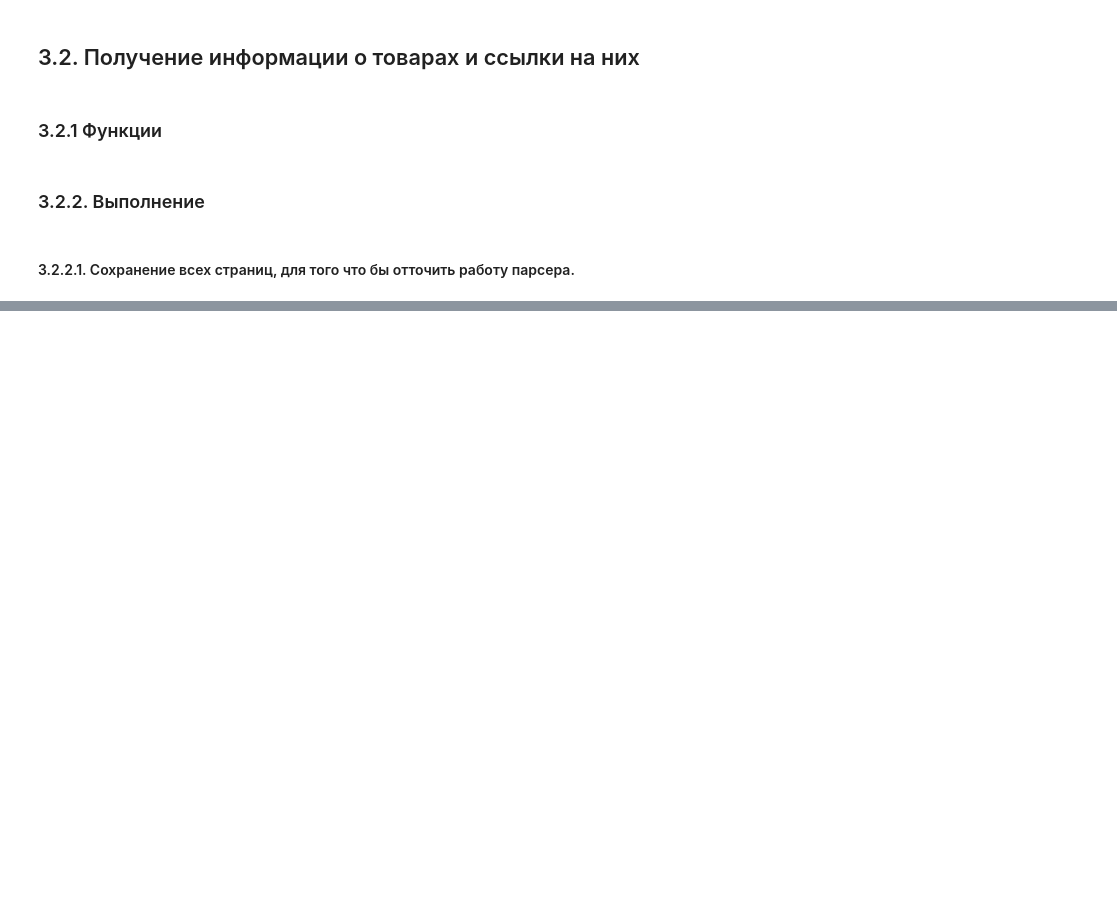
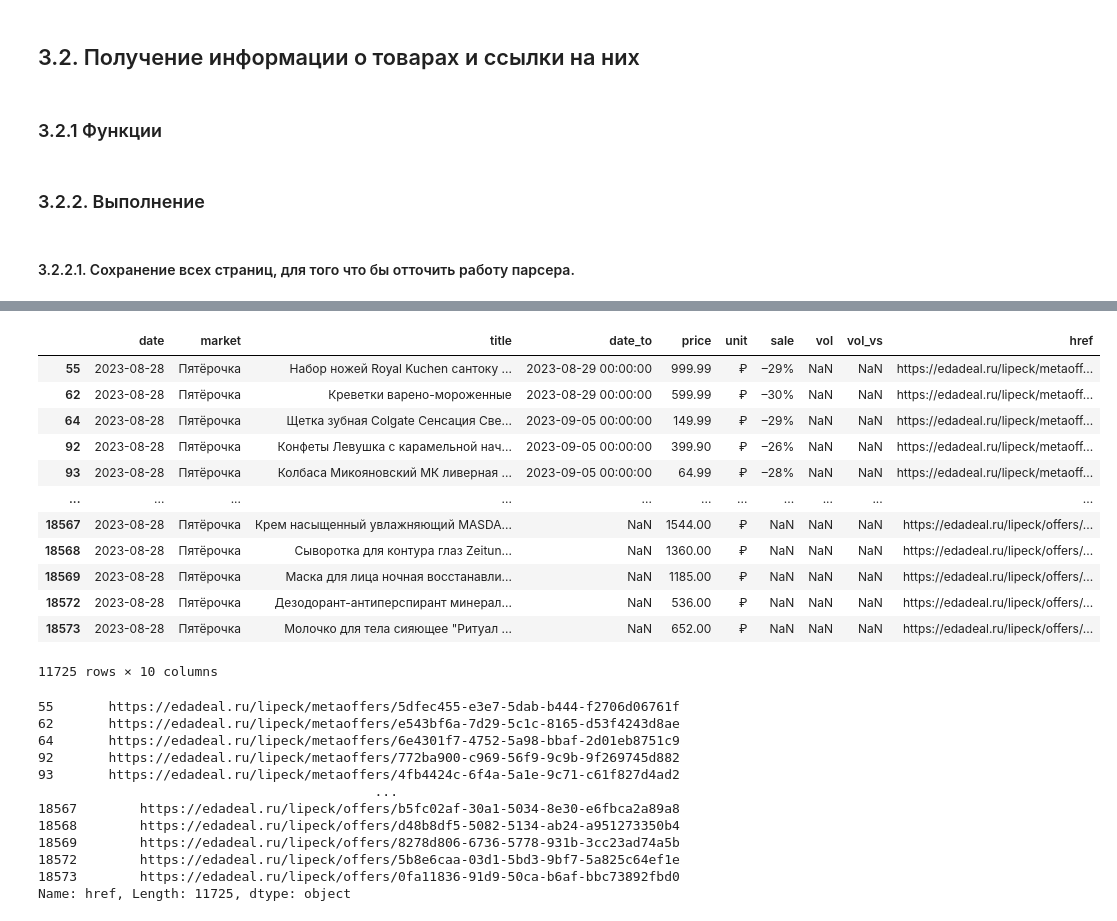
Before and after one commit to work-f999145/work_008, a Jupyter notebook: main.ipynb, the cells around one changed output, grey strips where cells are left out. Cells and saved outputs as stored; diff of their text form; code cells hidden in the pictures; blank space fills up the shorter version.

```diff
--- a/main.ipynb
+++ b/main.ipynb
@@ -27,30 +28,30 @@ import pandas as pd
 import logging
 # %%
 # получение пользовательского логгера и установка уровня логирования
-py_logger = logging.getLogger('test1')
-py_logger.setLevel(logging.INFO)
+short_logger = logging.getLogger('short_logger')
+short_logger.setLevel(logging.INFO)
 
 # настройка обработчика и форматировщика в соответствии с нашими нуждами
-py_handler = logging.FileHandler(f"{'test1'}.log", mode='w')
-py_formatter = logging.Formatter("%(name)s %(asctime)s %(levelname)s %(message)s")
+short_handler = logging.FileHandler("data/short_logger.log", encoding='utf-8', mode='a')
+short_formatter = logging.Formatter("%(asctime)s %(levelname)s %(funcName)s %(message)s")
 
 # добавление форматировщика к обработчику
-py_handler.setFormatter(py_formatter)
+short_handler.setFormatter(short_formatter)
 # добавление обработчика к логгеру
-py_logger.addHandler(py_handler)
+short_logger.addHandler(short_handler)
 
 # получение пользовательского логгера и установка уровня логирования
-py_logger2 = logging.getLogger('test2')
-py_logger2.setLevel(logging.INFO)
+long_logger = logging.getLogger('long_logger')
+long_logger.setLevel(logging.INFO)
 
 # настройка обработчика и форматировщика в соответствии с нашими нуждами
-py_handler2 = logging.FileHandler(f"{'test2'}.log", mode='w')
-py_formatter2 = logging.Formatter("%(name)s %(asctime)s %(levelname)s %(message)s")
+long_handler = logging.FileHandler("data/long_logger.log", encoding='utf-8', mode='w')
+long_formatter = logging.Formatter("%(asctime)s %(levelname)s %(funcName)s %(message)s")
 
 # добавление форматировщика к обработчику
-py_handler2.setFormatter(py_formatter2)
+long_handler.setFormatter(long_formatter)
 # добавление обработчика к логгеру
-py_logger2.addHandler(py_handler2)
+long_logger.addHandler(long_handler)
 # %%
 class market_link(NamedTuple):
     sity: str
@@ -65,12 +66,6 @@ class MyTimeoutErrore(Exception):
         self.txt = text
 # %%
 driver = webdriver.Chrome()
-# %%
-try:
-    raise TimeoutException
-except Exception as ex:
-    py_logger.error("TimeoutException")
-    py_logger2.error("TimeoutException", exc_info=True)
 # %% [markdown]
 # 1. Получение адресов городов
 # %% [markdown]
@@ -153,8 +145,7 @@ def _get_retailers_links(driver: webdriver.Chrome, url: str, sity: str, timeout:
     wait = WebDriverWait(
         driver,
         timeout=timeout + 10,
-        poll_frequency=1,
-        # ignored_exceptions=[ElementNotVisibleException, ElementNotSelectableException, NoSuchElementException]
+        poll_frequency=1
         )
 
 
@@ -612,3 +620,3 @@ def _get_pages(driver: webdriver.Chrome, list_url: list[market_link], timeout: i
 # %%
-pages, loger_fault, q = _get_pages(driver, retailer_links_pages[:100], timeout=20)
+pages, other = _get_pages(driver, retailer_links_pages)
 # %%
@@ -688,0 +711,32 @@ pd.concat(dataframe_list, ignore_index=True)
+# %%
+with pd.option_context("display.max_columns", 500, 'display.max_colwidth', 200):
+
+    display(out_df[out_df['vol'].isnull()])
+    display(out_df[out_df['vol'].isnull()]['href'])
+out_df.info()
+# %% [output]
+|  | date | market | title | date_to | price | unit | sale | vol | vol_vs | href |
+| 55 | 2023-08-28 | Пятёрочка | Набор ножей Royal Kuchen сантоку ... | 2023-08-29 00:00:00 | 999.99 | ₽ | –29% | NaN | NaN | https://edadeal.ru/lipeck/metaoff... |
+| 62 | 2023-08-28 | Пятёрочка | Креветки варено-мороженные | 2023-08-29 00:00:00 | 599.99 | ₽ | –30% | NaN | NaN | https://edadeal.ru/lipeck/metaoff... |
+| 64 | 2023-08-28 | Пятёрочка | Щетка зубная Colgate Сенсация Све... | 2023-09-05 00:00:00 | 149.99 | ₽ | –29% | NaN | NaN | https://edadeal.ru/lipeck/metaoff... |
+| 92 | 2023-08-28 | Пятёрочка | Конфеты Левушка с карамельной нач... | 2023-09-05 00:00:00 | 399.90 | ₽ | –26% | NaN | NaN | https://edadeal.ru/lipeck/metaoff... |
+| 93 | 2023-08-28 | Пятёрочка | Колбаса Микояновский МК ливерная ... | 2023-09-05 00:00:00 | 64.99 | ₽ | –28% | NaN | NaN | https://edadeal.ru/lipeck/metaoff... |
+| ... | ... | ... | ... | ... | ... | ... | ... | ... | ... | ... |
+| 18567 | 2023-08-28 | Пятёрочка | Крем насыщенный увлажняющий MASDA... | NaN | 1544.00 | ₽ | NaN | NaN | NaN | https://edadeal.ru/lipeck/offers/... |
+| 18568 | 2023-08-28 | Пятёрочка | Сыворотка для контура глаз Zeitun... | NaN | 1360.00 | ₽ | NaN | NaN | NaN | https://edadeal.ru/lipeck/offers/... |
+| 18569 | 2023-08-28 | Пятёрочка | Маска для лица ночная восстанавли... | NaN | 1185.00 | ₽ | NaN | NaN | NaN | https://edadeal.ru/lipeck/offers/... |
+| 18572 | 2023-08-28 | Пятёрочка | Дезодорант-антиперспирант минерал... | NaN | 536.00 | ₽ | NaN | NaN | NaN | https://edadeal.ru/lipeck/offers/... |
+| 18573 | 2023-08-28 | Пятёрочка | Молочко для тела сияющее "Ритуал ... | NaN | 652.00 | ₽ | NaN | NaN | NaN | https://edadeal.ru/lipeck/offers/... |
+11725 rows × 10 columns
+55       https://edadeal.ru/lipeck/metaoffers/5dfec455-e3e7-5dab-b444-f2706d06761f
+62       https://edadeal.ru/lipeck/metaoffers/e543bf6a-7d29-5c1c-8165-d53f4243d8ae
+64       https://edadeal.ru/lipeck/metaoffers/6e4301f7-4752-5a98-bbaf-2d01eb8751c9
+92       https://edadeal.ru/lipeck/metaoffers/772ba900-c969-56f9-9c9b-9f269745d882
+93       https://edadeal.ru/lipeck/metaoffers/4fb4424c-6f4a-5a1e-9c71-c61f827d4ad2
+                                           ...
+18567        https://edadeal.ru/lipeck/offers/b5fc02af-30a1-5034-8e30-e6fbca2a89a8
+18568        https://edadeal.ru/lipeck/offers/d48b8df5-5082-5134-ab24-a951273350b4
+18569        https://edadeal.ru/lipeck/offers/8278d806-6736-5778-931b-3cc23ad74a5b
+18572        https://edadeal.ru/lipeck/offers/5b8e6caa-03d1-5bd3-9bf7-5a825c64ef1e
+18573        https://edadeal.ru/lipeck/offers/0fa11836-91d9-50ca-b6af-bbc73892fbd0
+Name: href, Length: 11725, dtype: object
```
Also changed, not shown: parts of 10 cells of this notebook, 3 other files.
